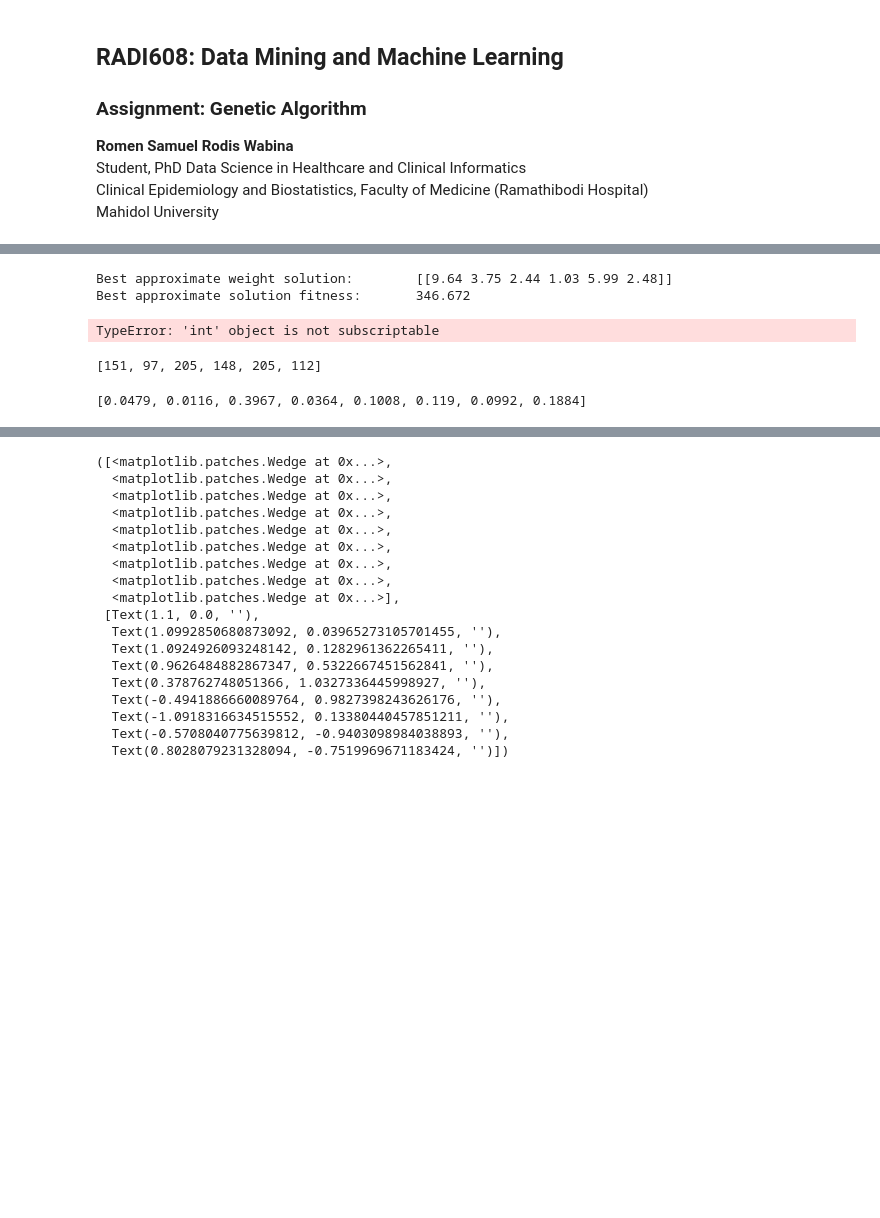
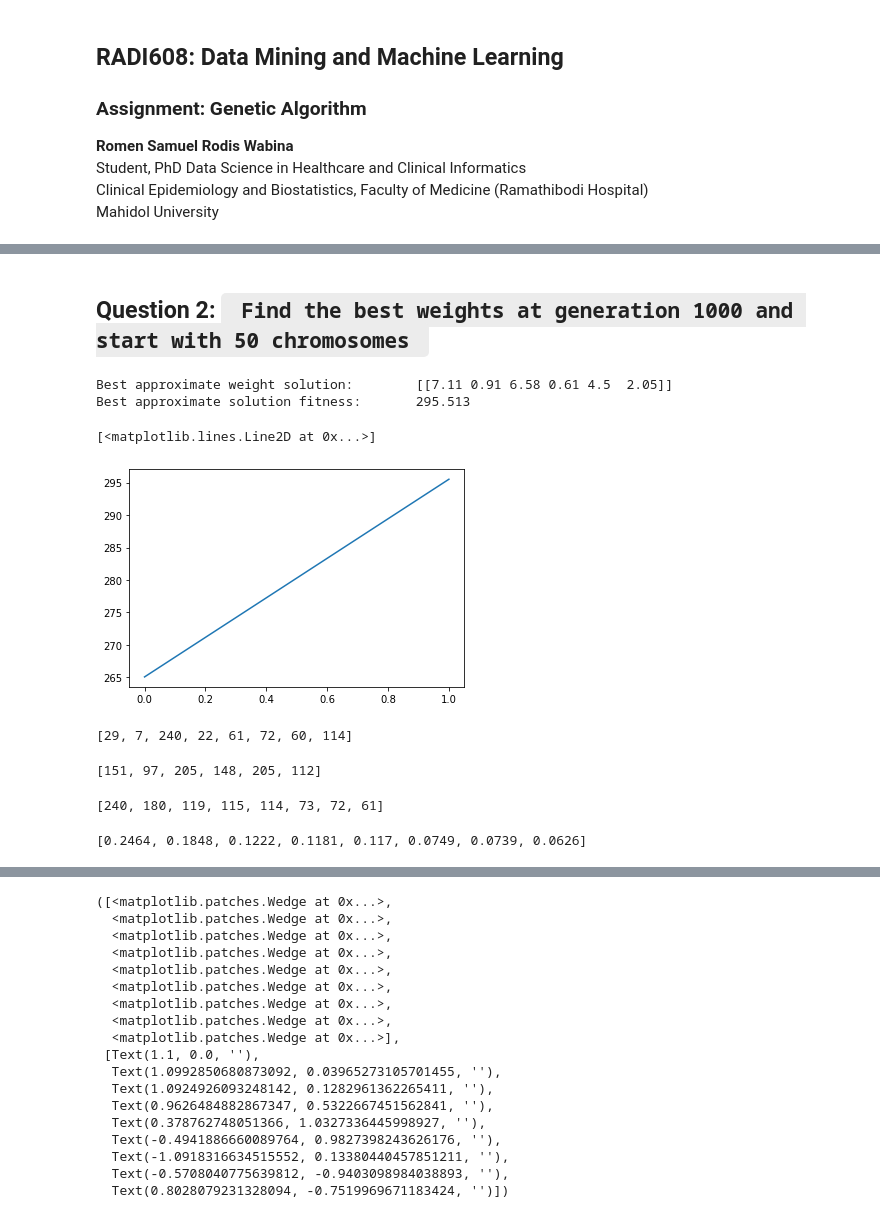
Before and after one commit to rrwabina/RADI608, a Jupyter notebook: Python Lectures/05 Genetic Algorithm/scripts/assignment.ipynb, the cells around one changed output, grey strips where cells are left out. Cells and saved outputs as stored; diff of their text form; code cells hidden in the pictures; blank space fills up the shorter version.

```diff
--- a/Python Lectures/05 Genetic Algorithm/scripts/assignment.ipynb
+++ b/Python Lectures/05 Genetic Algorithm/scripts/assignment.ipynb
@@ -126,19 +119,11 @@ We finally sort the parent chromosomes and child chromosomes based on pool to po
-# %%
-import sys
-import numpy as np
-import GA as ga
-import random
-import matplotlib.pyplot as plt
-
-initial_population = [  [0, 6, 4, 0, 4, 5],
-                        [5, 7, 0, 5, 0, 8],
-                        [9, 0, 7, 1, 4, 8],
-                        [2, 4, 0, 1, 2, 5],
-                        [9, 9, 0, 7, 2, 2],
-                        [3, 5, 7, 7, 4, 6],
-                        [6, 7, 4, 5, 1, 6],
-                        [7, 8, 3, 7, 7, 3]]
+# %% [markdown]
+## Question 2: <code> Find the best weights at generation 1000 and start with 50 chromosomes </code>
 # %%
+import sys
+import numpy as np
+import random
+import matplotlib.pyplot as plt
+
 def cal_fitness(inputs, initial_population):
     '''
     We changed the cal_pop_fitness into cal_fitness
@@ -153,6 +138,15 @@ def cal_fitness(inputs, initial_population):
               inputs[4] * (initial_population[:, 4])        + \
               inputs[5] * (initial_population[:, 5])
     return fitness
+
+def select_mating_pool(pop, fitness, num_parents):
+    parents = np.empty((num_parents, pop.shape[1]))
+    for parent_num in range(num_parents):
+        max_fitness_idx = np.where(fitness == np.max(fitness))
+        max_fitness_idx = max_fitness_idx[0][0]
+        parents[parent_num, :] = pop[max_fitness_idx, :]
+        fitness[max_fitness_idx] = -99999999999
+    return parents
 
 def crossover(parents, offspring_size, crossover_rate = 0.1):
     offspring = np.empty(offspring_size)
@@ -200,7 +194,7 @@ def main_genetic(equation_inputs, new_population, chromosomes, mating):
         fitness = cal_fitness(equation_inputs, new_population)
         best_outputs.append(np.max(fitness))
 
-        parents = ga.select_mating_pool(new_population, fitness, num_parents_mating)
+        parents = select_mating_pool(new_population, fitness, num_parents_mating)
 
         offspring_size = (pop_size[0] - parents.shape[0], num_weights)
         offspring_crossover = crossover(parents,
@@ -229,8 +223,14 @@ random.seed(413)
 new_population = np.random.uniform(low = 0, high = 10, size = (chromosomes, num_weights))
 best_outputs   = main_genetic(equation_inputs, new_population, chromosomes, mating)
 # %% [output]
-Best approximate weight solution:        [[9.64 3.75 2.44 1.03 5.99 2.48]]
-Best approximate solution fitness:       346.672
+Best approximate weight solution:        [[7.11 0.91 6.58 0.61 4.5  2.05]]
+Best approximate solution fitness:       295.513
+# %%
+import matplotlib.pyplot as plt
+plt.plot(best_outputs)
+# %% [output]
+[<matplotlib.lines.Line2D at 0x...>]
+[figure, added]
 # %%
 from numpy.random import randint
 from numpy.random import rand
@@ -308,12 +308,8 @@ scores1 = []
 for decode in initial_population:
     scores1.append(scorer(decode, equation_inputs))
 scores1
-
-for decode in [0, 9, 2, 6, 6, 2]:
-    scores1.append(scorer(decode, equation_inputs))
-scores1
 # %% [output]
-TypeError: 'int' object is not subscriptable
+[29, 7, 240, 22, 61, 72, 60, 114]
 # %%
 scores2 = []
 for decode in mutated_population:
@@ -328,17 +324,19 @@ print(scores4)
 scores3 = []
 for decode in new_population:
     scores3.append(scorer(decode, equation_inputs))
+scores3
 # %% [output]
 [151, 97, 205, 148, 205, 112]
+[240, 180, 119, 115, 114, 73, 72, 61]
 # %%
-for_selection = scores1.copy()
+for_selection = scores3.copy()
 selection_by_parents = []
 for idx in for_selection:
     sum_value = sum(for_selection)
     selection_by_parents.append(np.round(idx/sum_value, 4))
 selection_by_parents
 # %% [output]
-[0.0479, 0.0116, 0.3967, 0.0364, 0.1008, 0.119, 0.0992, 0.1884]
+[0.2464, 0.1848, 0.1222, 0.1181, 0.117, 0.0749, 0.0739, 0.0626]
 # %%
 selection = []
 for select in range(len(selection_by_parents)):
```
Also changed, not shown: parts of 10 cells of this notebook, 3 other files.
